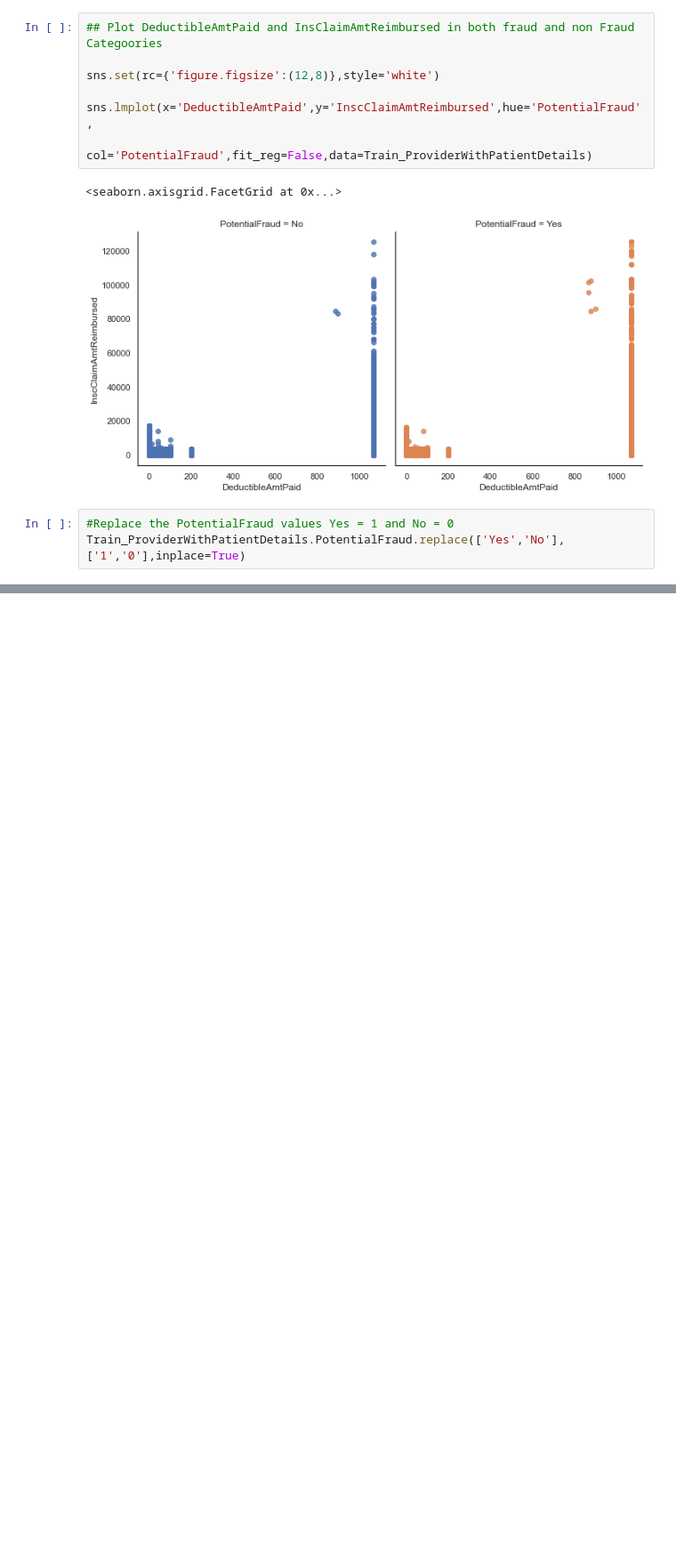
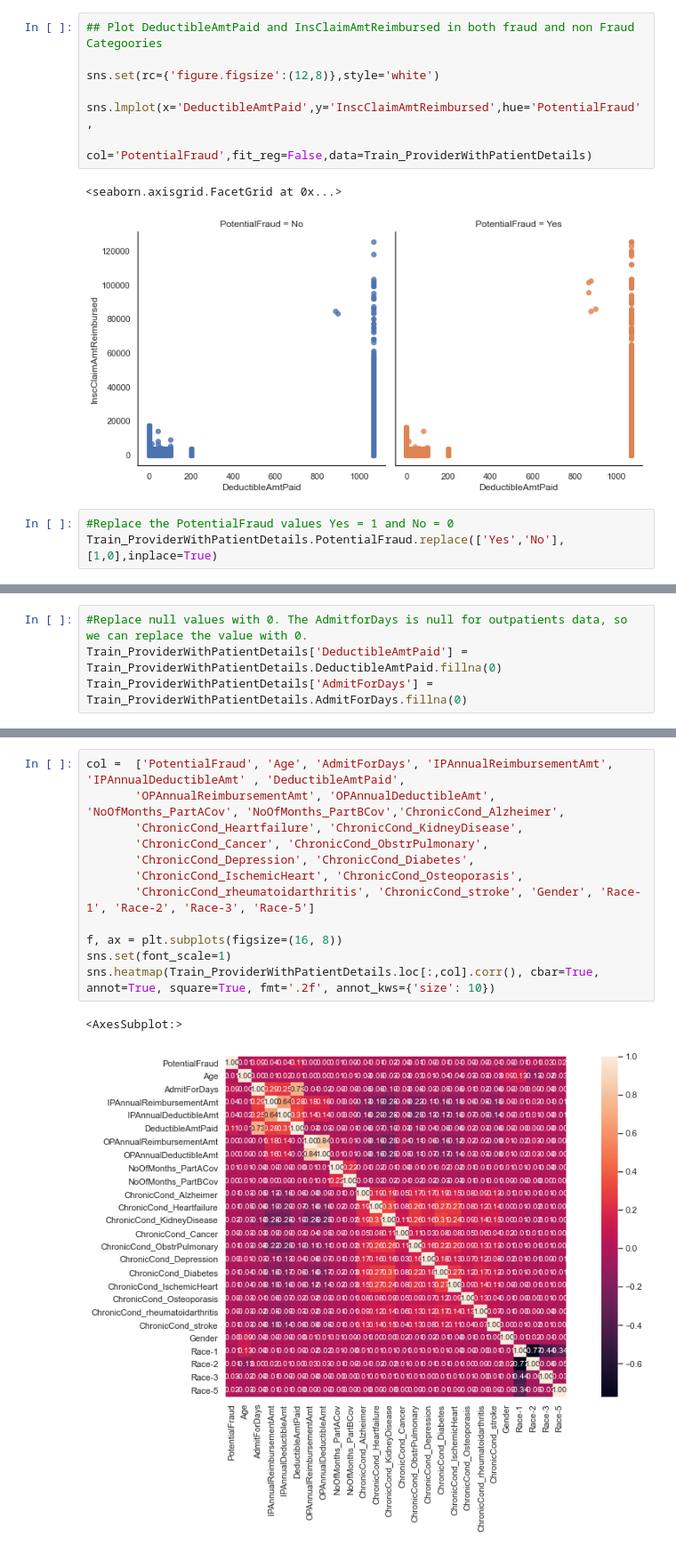
Before and after one commit to terencepak/Healthcare-Provider-Fraud, a Jupyter notebook: Healthcare Fraud Detection.ipynb, the cells around one changed output, grey strips where cells are left out. Shown at 89% size. Saved outputs shown, nothing was run; the diff lists cells and outputs as text; blank space fills up the shorter version.

```diff
--- a/Healthcare Fraud Detection.ipynb
+++ b/Healthcare Fraud Detection.ipynb
@@ -473,4 +474,4 @@ sns.lmplot(x='DeductibleAmtPaid',y='InscClaimAmtReimbursed',hue='PotentialFraud'
 [figure]
 # %%
 #Replace the PotentialFraud values Yes = 1 and No = 0
-Train_ProviderWithPatientDetails.PotentialFraud.replace(['Yes','No'],['1','0'],inplace=True)
+Train_ProviderWithPatientDetails.PotentialFraud.replace(['Yes','No'],[1,0],inplace=True)
@@ -478,0 +521,4 @@ x = Train_ProviderWithPatientDetails[['Age', ]]
+# %%
+#Replace null values with 0. The AdmitforDays is null for outpatients data, so we can replace the value with 0.
+Train_ProviderWithPatientDetails['DeductibleAmtPaid'] = Train_ProviderWithPatientDetails.DeductibleAmtPaid.fillna(0)
+Train_ProviderWithPatientDetails['AdmitForDays'] = Train_ProviderWithPatientDetails.AdmitForDays.fillna(0)
@@ -525,0 +684,15 @@ ValueError: could not convert string to float: 'BENE11001'
+# %%
+col =  ['PotentialFraud', 'Age', 'AdmitForDays', 'IPAnnualReimbursementAmt', 'IPAnnualDeductibleAmt' , 'DeductibleAmtPaid',
+       'OPAnnualReimbursementAmt', 'OPAnnualDeductibleAmt', 'NoOfMonths_PartACov', 'NoOfMonths_PartBCov','ChronicCond_Alzheimer',
+       'ChronicCond_Heartfailure', 'ChronicCond_KidneyDisease',
+       'ChronicCond_Cancer', 'ChronicCond_ObstrPulmonary',
+       'ChronicCond_Depression', 'ChronicCond_Diabetes',
+       'ChronicCond_IschemicHeart', 'ChronicCond_Osteoporasis',
+       'ChronicCond_rheumatoidarthritis', 'ChronicCond_stroke', 'Gender', 'Race-1', 'Race-2', 'Race-3', 'Race-5']
+
+f, ax = plt.subplots(figsize=(16, 8))
+sns.set(font_scale=1)
+sns.heatmap(Train_ProviderWithPatientDetails.loc[:,col].corr(), cbar=True, annot=True, square=True, fmt='.2f', annot_kws={'size': 10})
+# %% [output]
+<AxesSubplot:>
+[figure, added]
```
Also changed, not shown: parts of 22 cells of this notebook, 3 other files.
